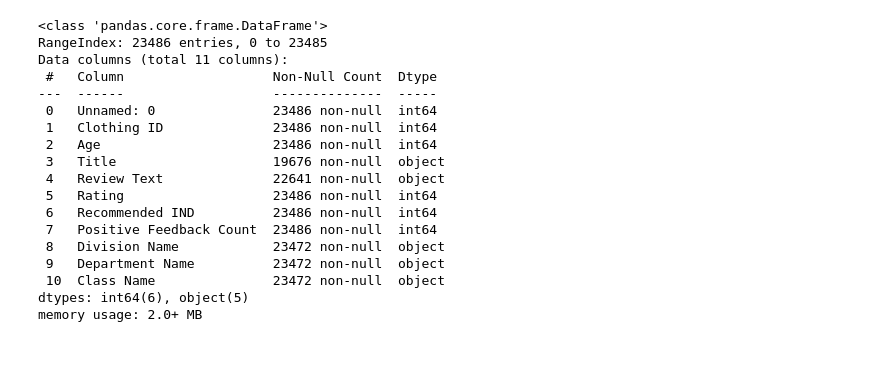
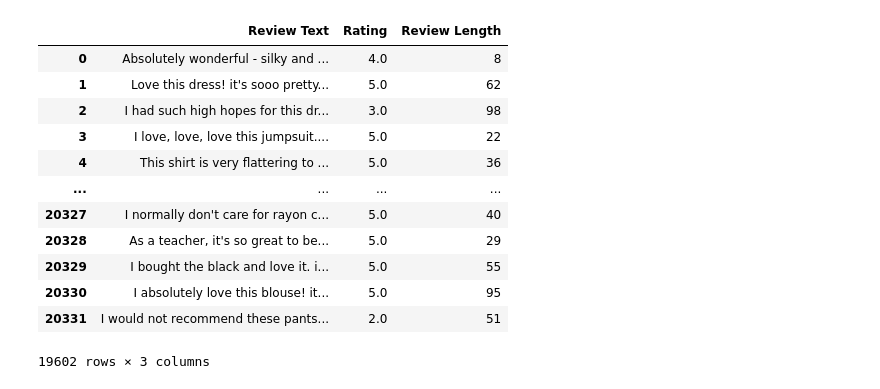
Before and after one commit to nikeyzdereva/add, a Jupyter notebook: progect.ipynb, the cells around one changed output. Drawn from its saved outputs; the diff is of its cells as text; code cells hidden in the pictures; blank space fills up the shorter version.

```diff
--- a/progect.ipynb
+++ b/progect.ipynb
@@ -5,0 +9,12 @@ df = pd.read_csv('data.csv')
+# %%
+# загружаем датасет
+df = pd.read_csv("wcecr.csv", index_col=0)
+# %%
+# выводим первые 5 строк датасета
+print(df.head())
+#Предобработка данных
+#Перед тем, как мы начнем анализировать данные, необходимо выполнить их предобработку. Мы будем удалять некоторые столбцы, содержащие ненужную информацию, а также удалять строки с отсутствующими значениями:
+#python
+#Copy code
+# удаляем некоторые столбцы
+df = df.drop(["Clothing ID", "Age", "Title", "Recommended IND", "Positive Feedback Count", "Division Name", "Department Name", "Class Name"], axis=1)
@@ -5,0 +42,8 @@ df = pd.read_csv('data.csv')
+# %%
+# удаляем строки с отсутствующими значениями
+df = df.dropna()
+#Анализ данных
+#Теперь мы можем перейти к анализу данных. Мы начнем с анализа количественных признаков:
+# выводим описательную статистику для количественных признаков
+print(df.describe())
+#Затем мы можем проанализировать распределение оценок:
@@ -5,0 +70,3 @@ df = pd.read_csv('data.csv')
+# %%
+# создаем столбец с длиной отзывов
+df["Review Length"] = df["Review Text"].apply(lambda x: len(x.split()))
@@ -6,21 +143,16 @@ df = pd.read_csv('data.csv')
 # %%
-df.info()
+df
 # %% [output]
+|  | Review Text | Rating | Review Length |
+| 0 | Absolutely wonderful - silky and ... | 4.0 | 8 |
+| 1 | Love this dress! it's sooo pretty... | 5.0 | 62 |
+| 2 | I had such high hopes for this dr... | 3.0 | 98 |
+| 3 | I love, love, love this jumpsuit.... | 5.0 | 22 |
+| 4 | This shirt is very flattering to ... | 5.0 | 36 |
+| ... | ... | ... | ... |
+| 20327 | I normally don't care for rayon c... | 5.0 | 40 |
+| 20328 | As a teacher, it's so great to be... | 5.0 | 29 |
+| 20329 | I bought the black and love it. i... | 5.0 | 55 |
+| 20330 | I absolutely love this blouse! it... | 5.0 | 95 |
+| 20331 | I would not recommend these pants... | 2.0 | 51 |
-<class 'pandas.core.frame.DataFrame'>
-RangeIndex: 23486 entries, 0 to 23485
-Data columns (total 11 columns):
- #   Column                   Non-Null Count  Dtype
----  ------                   --------------  -----
- 0   Unnamed: 0               23486 non-null  int64
- 1   Clothing ID              23486 non-null  int64
- 2   Age                      23486 non-null  int64
- 3   Title                    19676 non-null  object
- 4   Review Text              22641 non-null  object
- 5   Rating                   23486 non-null  int64
- 6   Recommended IND          23486 non-null  int64
- 7   Positive Feedback Count  23486 non-null  int64
- 8   Division Name            23472 non-null  object
- 9   Department Name          23472 non-null  object
- 10  Class Name               23472 non-null  object
-dtypes: int64(6), object(5)
-memory usage: 2.0+ MB
+19602 rows × 3 columns
```
Also changed, not shown: parts of 20 cells of this notebook.
